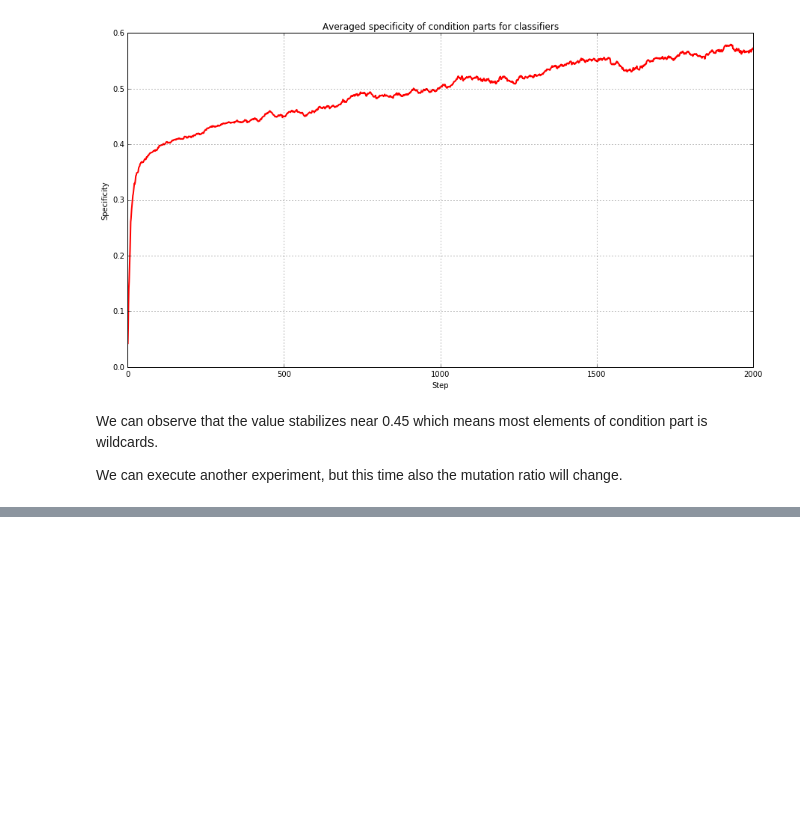
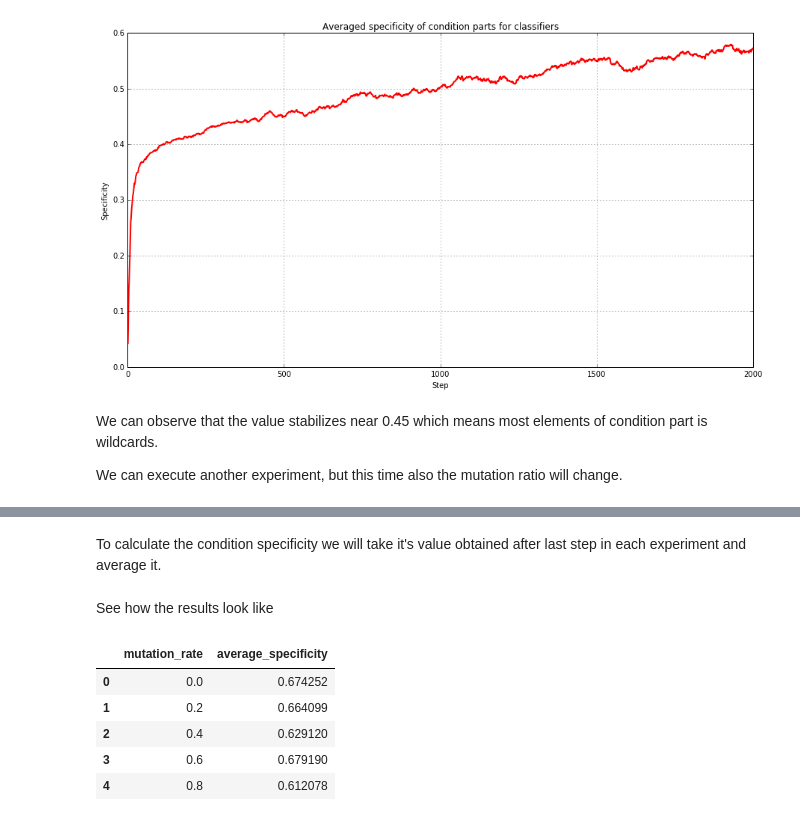
Before and after one commit to ParrotPrediction/pyalcs, a Jupyter notebook: examples/notebooks/ACS2 in Maze.ipynb, the cells around one changed output, grey strips where cells are left out. Drawn from its saved outputs; the diff is of its cells as text; code cells hidden in the pictures; blank space fills up the shorter version.

```diff
--- a/examples/notebooks/ACS2 in Maze.ipynb
+++ b/examples/notebooks/ACS2 in Maze.ipynb
@@ -296,0 +311,28 @@ The following image presents how the alternative plot can look like:
+# %%
+performance = pd.DataFrame()
+
+for experiment in range(EXPERIMENTS):
+    print("Experiment: [{}]".format(experiment))
+
+    for mutation_rate in mutation_rates:
+        print("\tMutation rate: {}".format(mutation_rate))
+
+        # Re-initialize the environment
+        env = Maze(MAZE_LOCATION)
+
+        # Initialize the agent with metric handler
+        agent = ACS2(mu=mutation_rate)
+        agent.add_metrics_handlers([
+            ActualStep('time'),
+            AveragedConditionSpecificity('average_specificity'),
+        ])
+
+        # Evaluate algorithm
+        classifiers, metrics = agent.evaluate(env, STEPS)
+
+        # Add information about the experiment into metrics
+        metrics['experiment_id'] = [experiment] * len(metrics['time'])
+        metrics['mutation_rate'] = [mutation_rate] * len(metrics['time'])
+
+        # Append performance metrics
+        performance = performance.append(pd.DataFrame(metrics))
@@ -296,0 +352,2 @@ The following image presents how the alternative plot can look like:
+# %% [markdown]
+To calculate the condition specificity we will take it's value obtained after last step in each experiment and average it.
@@ -296,0 +367,12 @@ The following image presents how the alternative plot can look like:
+# %% [markdown]
+See how the results look like
+# %%
+avg_as_by_mutation_rate = get_avg_specificity_by_mutation_rate(performance)
+avg_as_by_mutation_rate
+# %% [output]
+|  | mutation_rate | average_specificity |
+| 0 | 0.0 | 0.674252 |
+| 1 | 0.2 | 0.664099 |
+| 2 | 0.4 | 0.629120 |
+| 3 | 0.6 | 0.679190 |
+| 4 | 0.8 | 0.612078 |
```
Also changed, not shown: parts of 7 cells of this notebook, 7 other files.
